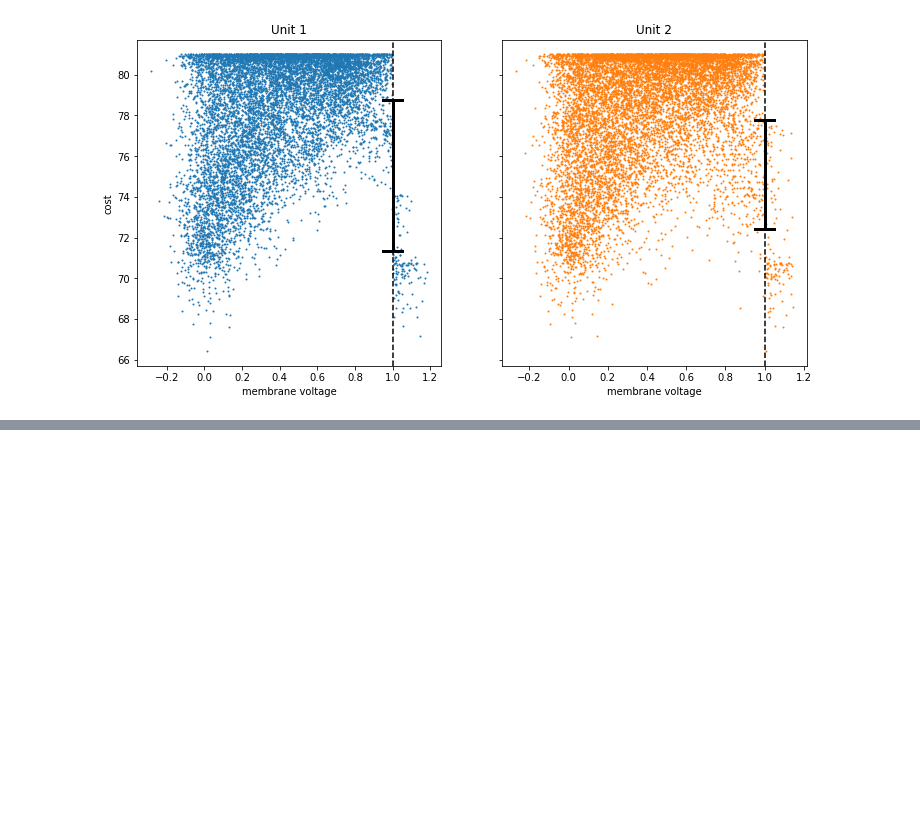
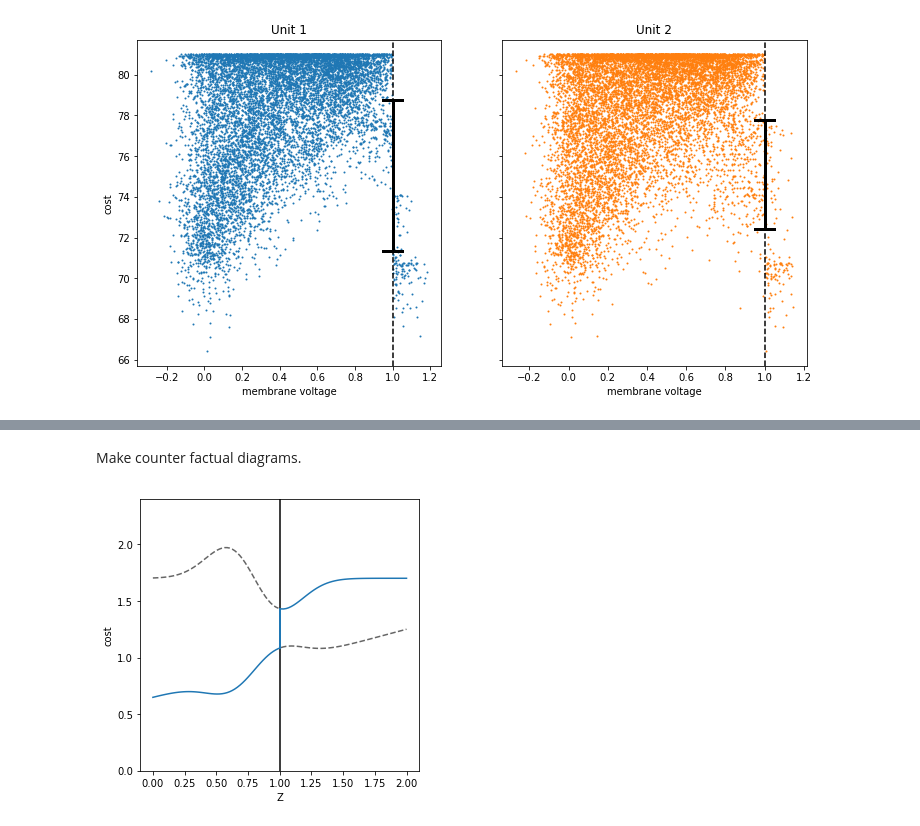
Before and after one commit to benlansdell/rdd, a Jupyter notebook: fig_1_rdd_demo.ipynb, the cells around one changed output, grey strips where cells are left out. Cells and saved outputs as stored; diff of their text form; code cells hidden in the pictures; blank space fills up the shorter version.

```diff
--- a/fig_1_rdd_demo.ipynb
+++ b/fig_1_rdd_demo.ipynb
@@ -142,0 +157,18 @@ plt.savefig('./fig_1.pdf')
+# %% [markdown]
+Make counter factual diagrams.
+# %%
+fig,ax = plt.subplots(1,1,figsize=(5,5))
+
+y1 = np.exp(-10*(x-.8)**2)*(x-.8)+0.65+.3*x
+y2 = -2*np.exp(-10*(x-.8)**2)*(x-.8)+1.7
+ax.plot(x[0:50],y1[0:50], 'C0')
+ax.plot(x[0:50],y2[0:50], '--', color=(0.4,0.4,0.4))
+ax.plot(x[50:100],y1[50:100], '--', color=(0.4,0.4,0.4))
+ax.plot(x[50:100],y2[50:100], 'C0')
+ax.set_xlabel('Z')
+ax.set_ylabel('cost')
+ax.axvline(x=1, color=(0,0,0))
+ax.set_ylim([0, 2.4])
+ax.plot([1, 1], [y1[50], y2[50]], 'C0', linewidth=2);
+# %% [output]
+[figure, added]
```
Also changed, not shown: parts of 2 cells of this notebook, 3 other files.
